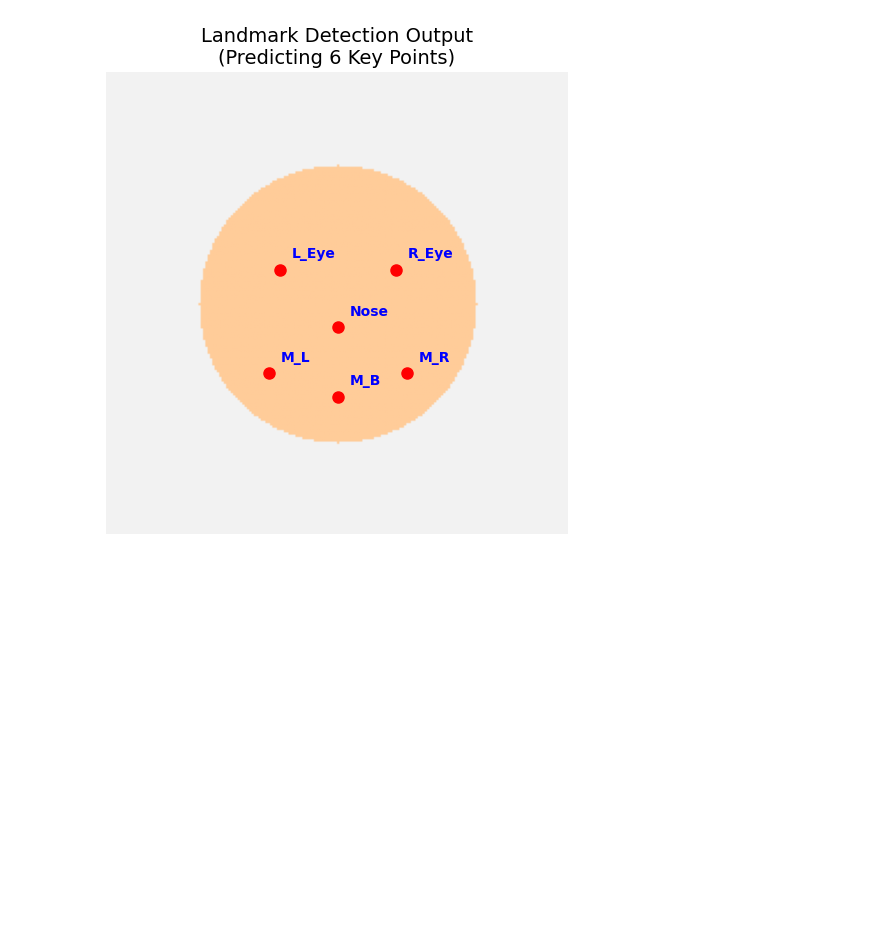
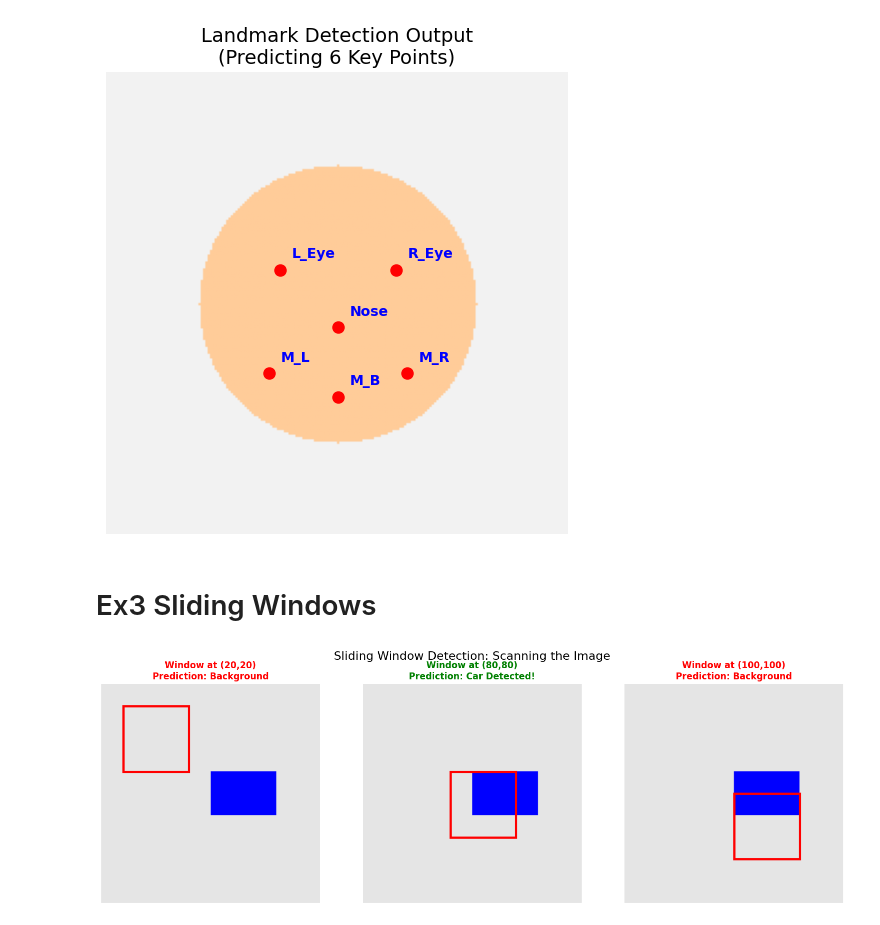
Before and after one commit to Saavkd7/DeepLearning-Specialization-Coursera, a Jupyter notebook: 4. Convolutional+Neural+NETWORKS/Week3/Excercises.ipynb, the cells around one changed output. Drawn from its saved outputs; the diff is of its cells as text; code cells hidden in the pictures; blank space fills up the shorter version.

Commit message:
adding CH4 convolution of sliding windows

```diff
--- a/4. Convolutional+Neural+NETWORKS/Week3/Excercises.ipynb
+++ b/4. Convolutional+Neural+NETWORKS/Week3/Excercises.ipynb
@@ -111,3 +111,53 @@ def visualize_landmarks():
 visualize_landmarks()
 # %% [output]
 [figure]
+# %% [markdown]
+# Ex3 Sliding Windows
+# %%
+### Full Visualization Implementation
+
+'''
+This visualization simulates the **Sliding Window Process**.
+It draws a red box moving across an image to demonstrate how the algorithm scans every location.
+'''
+import matplotlib.pyplot as plt
+import matplotlib.patches as patches
+import numpy as np
+
+def visualize_sliding_window():
+    # Create a background image
+    img_size = 200
+    img = np.ones((img_size, img_size, 3)) * 0.9
+
+    # Draw a "Car"
+    img[80:120, 100:160, :] = [0, 0, 1] # Blue box = Car
+
+    fig, axes = plt.subplots(1, 3, figsize=(15, 5))
+
+    # Define 3 steps in the sliding process
+    positions = [(20, 20), (80, 80), (100, 100)] # (x, y)
+    window_size = 60
+
+    for ax, (x, y) in zip(axes, positions):
+        ax.imshow(img)
+
+        # Draw the Sliding Window
+        rect = patches.Rectangle((x, y), window_size, window_size,
+                                 linewidth=3, edgecolor='red', facecolor='none')
+        ax.add_patch(rect)
+
+        # Check if overlaps with car (simple logic)
+        overlap = (x > 60 and x < 120 and y > 60 and y < 100)
+        label = "Car Detected!" if overlap else "Background"
+        color = 'green' if overlap else 'red'
+
+        ax.set_title(f"Window at ({x},{y})\nPrediction: {label}", color=color, fontweight='bold')
+        ax.axis('off')
+
+    plt.suptitle("Sliding Window Detection: Scanning the Image", fontsize=16)
+    plt.tight_layout()
+    plt.show()
+
+visualize_sliding_window()
+# %% [output]
+[figure, added]
```
Also changed, not shown: 1 other file.
